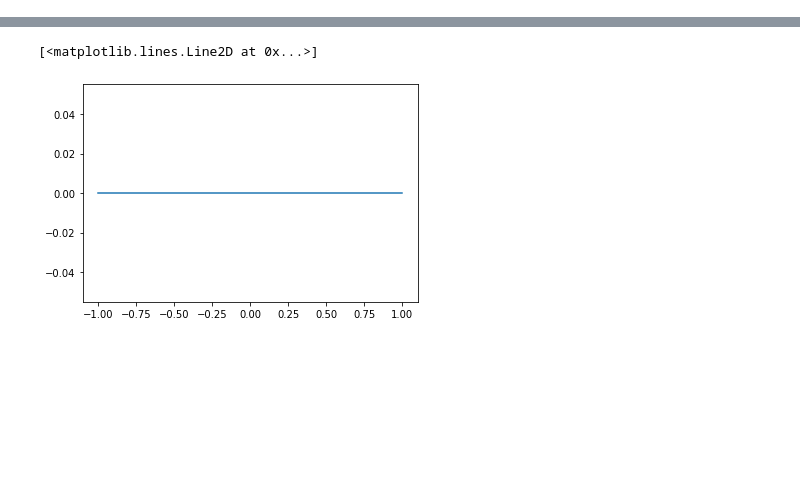
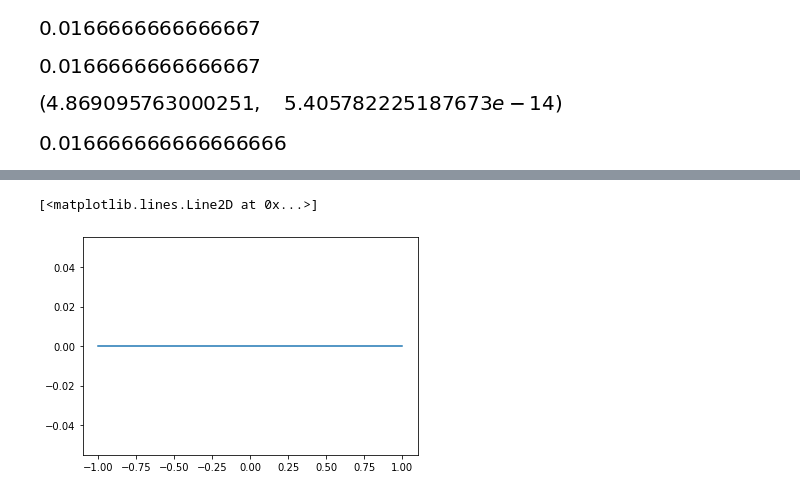
Before and after one commit to adeeconometrics/literate-programming, a Jupyter notebook: Probability_Distributions_Continuous.ipynb, the cells around one changed output, grey strips where cells are left out. Drawn from its saved outputs; the diff is of its cells as text; code cells hidden in the pictures; blank space fills up the shorter version.

```diff
--- a/Probability_Distributions_Continuous.ipynb
+++ b/Probability_Distributions_Continuous.ipynb
@@ -29,3 +110,27 @@ x,y,z = sp.symbols('x,y,z')
+# %%
+# β function definition of PDF
+B  = lambda x_0, y_0: sp.Integral(t**(x_0-1)*(1-t)**(y_0-1), (t,0,1))
+N(B(3,4))
+# %% [output]
+[figure, added]
+# %%
+# β function implementation in SymPy
+N(sp.beta(3,4))
+# %% [output]
+[figure, added]
+# %%
+# numerical method: FIX THIS
+def beta(x_0,y_0):
+    expr = lambda x0,y0,t0: t0**(x0-1)*(1-t0)**(y0-1)
+    return sci.integrate.quad(expr, 0,1, args=(x_0,y_0))
+# %%
+beta(3,4)
+# %% [output]
+[figure, added]
+# %%
+sci.special.beta(3,4)
+# %% [output]
+[figure, added]
 # %% [markdown]
 ## Continuous Uniform Distribution
 
```
Also changed, not shown: parts of 72 cells of this notebook.
